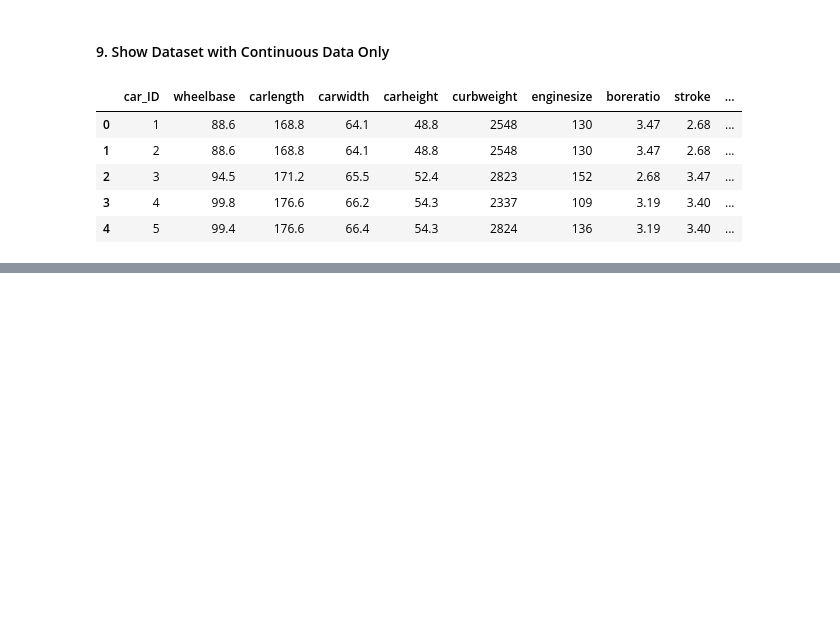
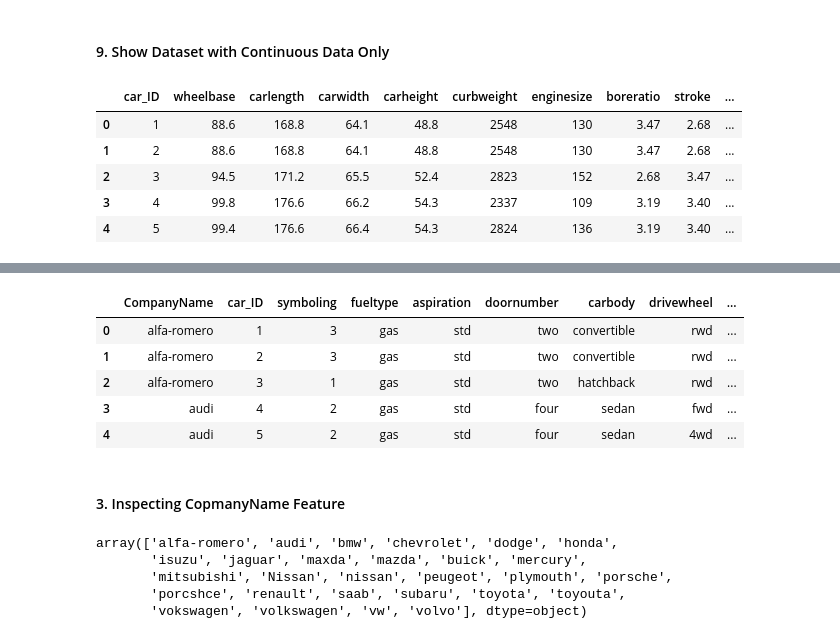
Before and after one commit to t1pen/MeXEE402_Midterms_StephenGabrielAlojado_JairusSunga, a Jupyter notebook: Linear Regression/CarPrice_Linear_Regression.ipynb, the cells around one changed output, grey strips where cells are left out. Cells and saved outputs as stored; diff of their text form; code cells hidden in the pictures; blank space fills up the shorter version.

```diff
--- a/Linear Regression/CarPrice_Linear_Regression.ipynb
+++ b/Linear Regression/CarPrice_Linear_Regression.ipynb
@@ -167,0 +189,20 @@ cars.select_dtypes(include=['float64', 'int64']).head()
+# %%
+cars.insert(0, 'CompanyName', cars.pop('CompanyName'))
+cars.head()
+# %% [output]
+|  | CompanyName | car_ID | symboling | fueltype | aspiration | doornumber | carbody | drivewheel | ... |
+| 0 | alfa-romero | 1 | 3 | gas | std | two | convertible | rwd | ... |
+| 1 | alfa-romero | 2 | 3 | gas | std | two | convertible | rwd | ... |
+| 2 | alfa-romero | 3 | 1 | gas | std | two | hatchback | rwd | ... |
+| 3 | audi | 4 | 2 | gas | std | four | sedan | fwd | ... |
+| 4 | audi | 5 | 2 | gas | std | four | sedan | 4wd | ... |
+# %% [markdown]
+#### 3. Inspecting CopmanyName Feature
+# %%
+cars['CompanyName'].unique()
+# %% [output]
+array(['alfa-romero', 'audi', 'bmw', 'chevrolet', 'dodge', 'honda',
+       'isuzu', 'jaguar', 'maxda', 'mazda', 'buick', 'mercury',
+       'mitsubishi', 'Nissan', 'nissan', 'peugeot', 'plymouth', 'porsche',
+       'porcshce', 'renault', 'saab', 'subaru', 'toyota', 'toyouta',
+       'vokswagen', 'volkswagen', 'vw', 'volvo'], dtype=object)
```
Also changed, not shown: parts of 8 cells of this notebook.
